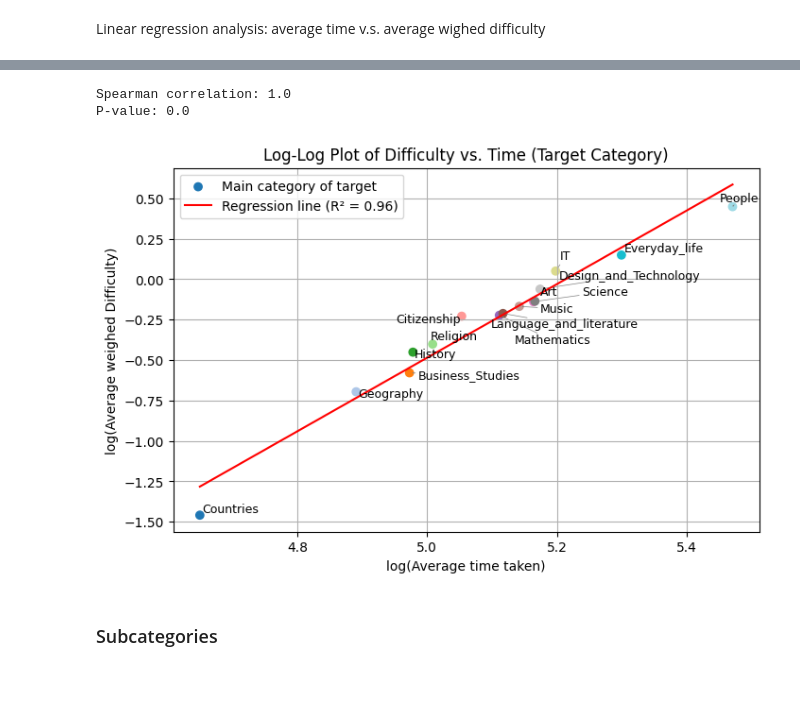
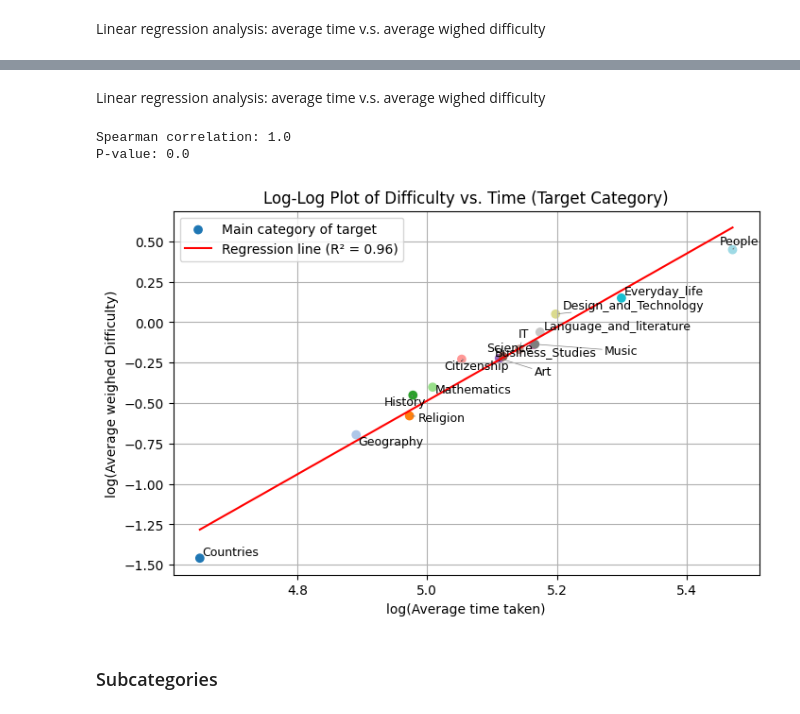
Before and after one commit to epfl-ada/ada-2024-project-ibm, a Jupyter notebook: resultsM.ipynb, the cells around one changed output, grey strips where cells are left out. Saved outputs shown, nothing was run; the diff lists cells and outputs as text; code cells hidden in the pictures; blank space fills up the shorter version.

```diff
--- a/resultsM.ipynb
+++ b/resultsM.ipynb
@@ -212,3 +251,5 @@ p_value: 0.16409082655922064
+# %% [markdown]
+Linear regression analysis:  average time v.s. average wighed difficulty
 # %%
 # Spearman correlation
 sorted_ATC = ATC.sort_values()
@@ -227,35 +268,35 @@ slope, intercept, r_value, p_value, std_err = linregress(np.log(sorted_ATC), np.
 x_vals = np.array(np.log(sorted_ATC))
 y_vals_original = intercept + slope * x_vals
 
 # Use a colormap for each category
-categories = sorted_ATC.index
+categories = sorted_T_weighed_rating2.index
 colormap = cm.get_cmap('tab20', len(categories))
 colors = {category: colormap(i) for i, category in enumerate(categories)}
 
 
 # Plot
 plt.figure(figsize=(8, 5))
 plt.scatter(np.log(sorted_ATC), np.log(sorted_T_weighed_rating2),
             c=[colors[category] for category in categories], label='Main category of target')
 plt.plot(x_vals, y_vals_original, color='red', label=f'Regression line (R² = {r_value**2:.2f})')
 
 
 # Add labels with adjustText to avoid overlap
 texts = [plt.text(x, y, category, fontsize=9)
          for category, x, y in zip(categories, np.log(sorted_ATC), np.log(sorted_T_weighed_rating2))]
 adjust_text(texts, arrowprops=dict(arrowstyle='->', color='gray', lw=0.5))
 
 
 plt.xlabel('log(Average time taken)')
 plt.ylabel('log(Average weighed Difficulty)')
 plt.title('Log-Log Plot of Difficulty vs. Time (Target Category)')
 plt.legend()
 plt.grid(True)
 plt.show()
 # %% [output]
 Spearman correlation: 1.0
 P-value: 0.0
-[figure, old version]
+[figure, new version]
 # %% [markdown]
 ### Subcategories
 # %% [markdown]
```
Also changed, not shown: parts of 3 cells of this notebook.
